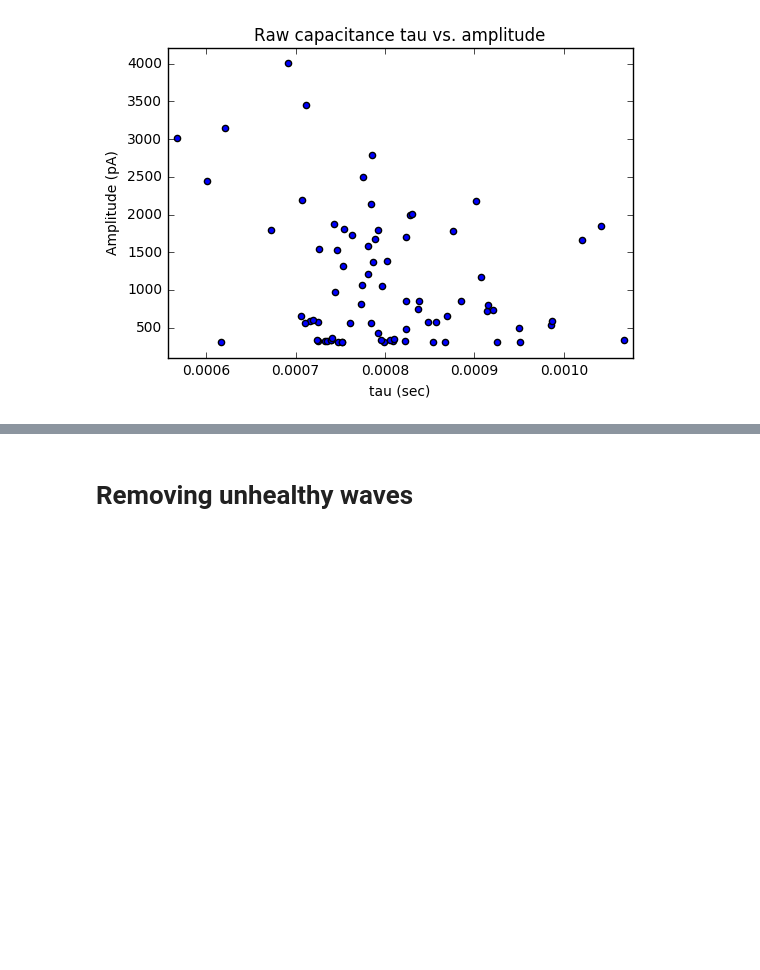
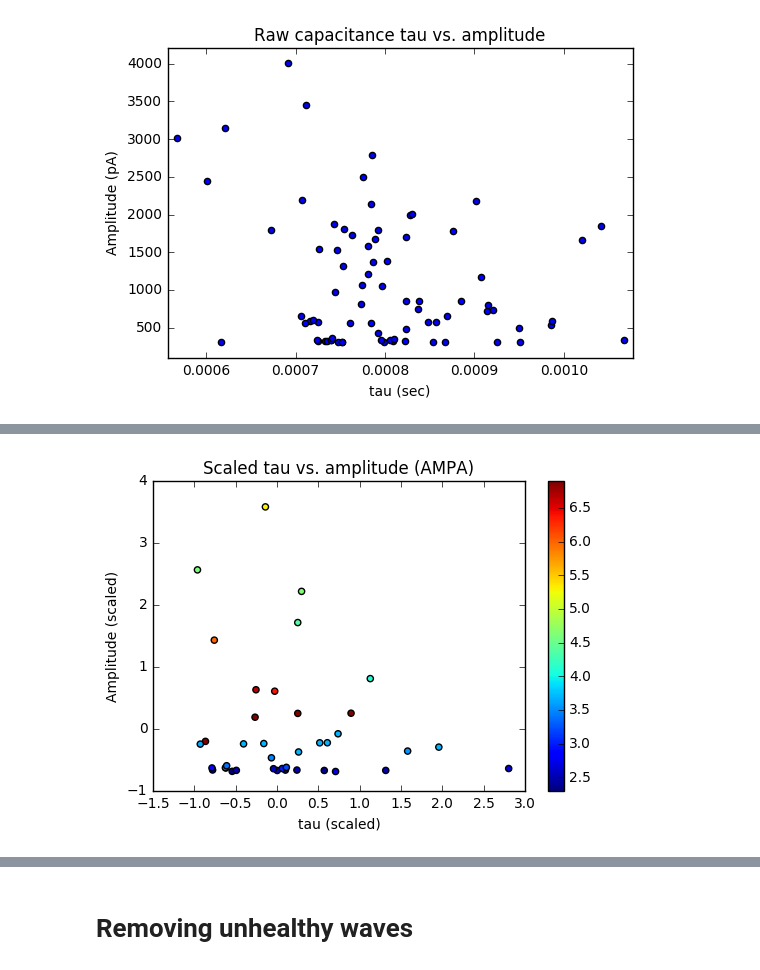
Before and after one commit to yuwie10/ephysAnalysis, a Jupyter notebook: ephysAnalysis2.ipynb, the cells around one changed output, grey strips where cells are left out. Cells and saved outputs as stored; diff of their text form; code cells hidden in the pictures; blank space fills up the shorter version.

```diff
--- a/ephysAnalysis2.ipynb
+++ b/ephysAnalysis2.ipynb
@@ -189,0 +186,27 @@ plt.show();
+# %%
+#normalize data points so that amplitude and tau are on same scale with mean zero and variance one
+#color by logStimInt; also must distinguish AMPA from NMDA (by index?)
+#What percent change of current amplitude is unacceptable?
+
+from sklearn import preprocessing
+
+def scaleColumns(series):
+    '''Uses sklearn's scale function to scale all data in a df
+    column (a pandas Series object) to zero mean and unit variance'''
+    scaled = preprocessing.scale(np.array(series))
+    return scaled
+
+def recombineAN(df1, df2):
+    '''Recombines individual AMPA and NMDA dfs
+    back into one df in an ordered manner'''
+    _ = list(zip(df1, df2))
+    recombined = [item for sublist in _ for item in sublist]
+    return recombined
+
+capVSmax['capTauScaled'] = scaleColumns(capVSmax['capTau'])
+scaledAMPA = scaleColumns(capVSmax.maximals[::2])
+scaledNMDA = scaleColumns(capVSmax.maximals[1::2])
+capVSmax['maxScaled'] = recombineAN(scaledAMPA, scaledNMDA)
+capVSmax['logStimInt'] = capVSmax['stimInt'].apply(np.log)
+
+capVSmax.head()
@@ -189,0 +256,13 @@ plt.show();
+# %%
+capVSmaxA = capVSmax[::2]
+capVSmaxN = capVSmax[1::2]
+# %%
+toPlot = capVSmaxA
+plt.scatter(toPlot['capTauScaled'], toPlot['maxScaled'], c = toPlot['logStimInt'])
+plt.title('Scaled tau vs. amplitude (AMPA)')
+plt.xlabel('tau (scaled)')
+plt.ylabel('Amplitude (scaled)')
+plt.colorbar()
+plt.show();
+# %% [output]
+[figure, added]
```
Also changed, not shown: parts of 14 cells of this notebook.
